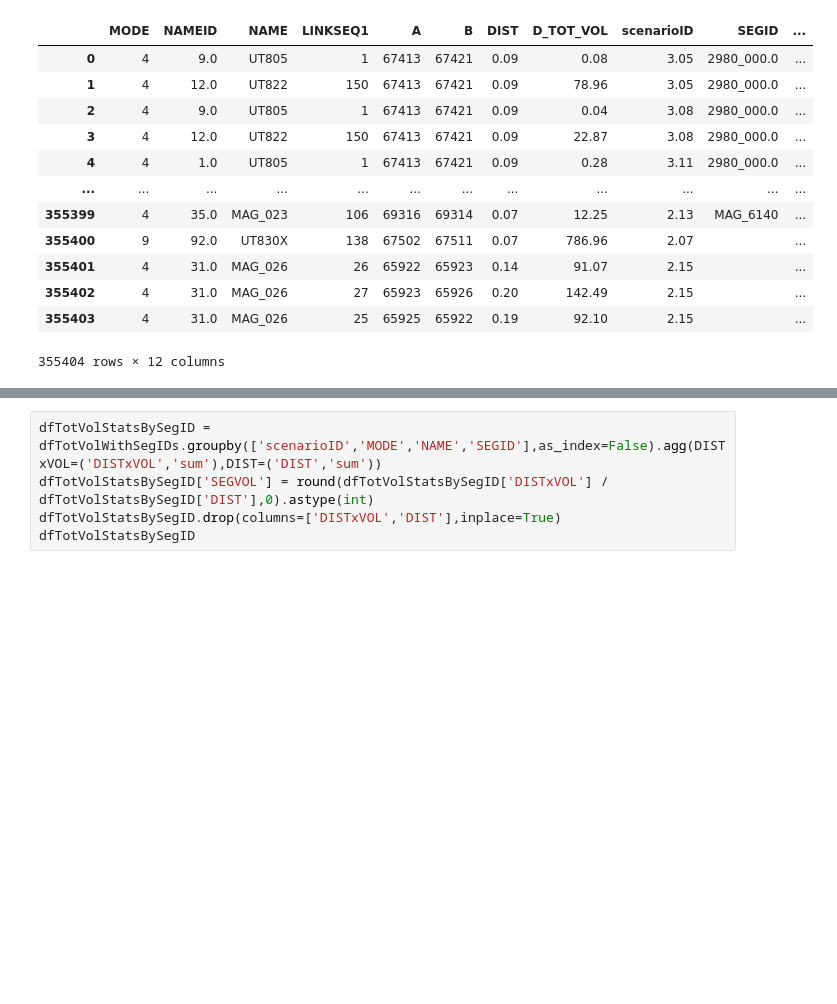
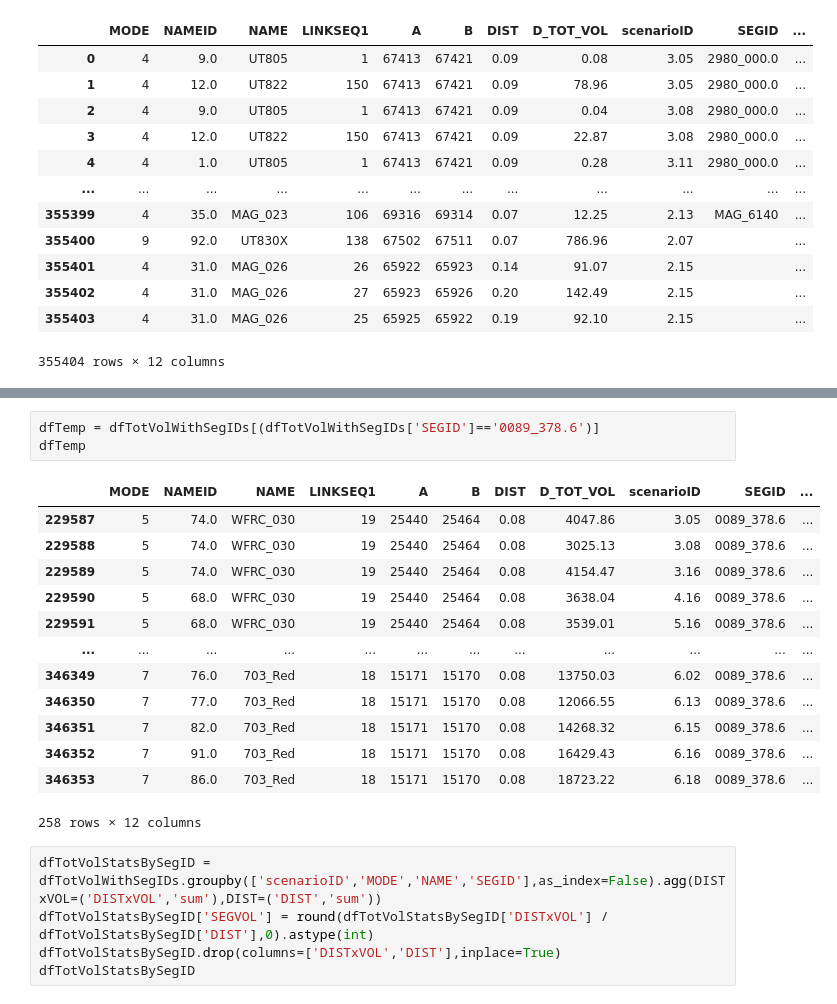
Before and after one commit to WFRCAnalytics/TDM-VAL-Scenario-Comparison-Toolbox, a Jupyter notebook: 2.1-TotalTDMTool/A-OldDataReformatAndPrepForApp.ipynb, the cells around one changed output, grey strips where cells are left out. Cells and saved outputs as stored; diff of their text form; blank space fills up the shorter version.

```diff
--- a/2.1-TotalTDMTool/A-OldDataReformatAndPrepForApp.ipynb
+++ b/2.1-TotalTDMTool/A-OldDataReformatAndPrepForApp.ipynb
@@ -218,3 +252,20 @@ dfTotVolWithSegIDs
+# %%
+dfTemp = dfTotVolWithSegIDs[(dfTotVolWithSegIDs['SEGID']=='0089_378.6')]
+dfTemp
+# %% [output]
+|  | MODE | NAMEID | NAME | LINKSEQ1 | A | B | DIST | D_TOT_VOL | scenarioID | SEGID | ... |
+| 229587 | 5 | 74.0 | WFRC_030 | 19 | 25440 | 25464 | 0.08 | 4047.86 | 3.05 | 0089_378.6 | ... |
+| 229588 | 5 | 74.0 | WFRC_030 | 19 | 25440 | 25464 | 0.08 | 3025.13 | 3.08 | 0089_378.6 | ... |
+| 229589 | 5 | 74.0 | WFRC_030 | 19 | 25440 | 25464 | 0.08 | 4154.47 | 3.16 | 0089_378.6 | ... |
+| 229590 | 5 | 68.0 | WFRC_030 | 19 | 25440 | 25464 | 0.08 | 3638.04 | 4.16 | 0089_378.6 | ... |
+| 229591 | 5 | 68.0 | WFRC_030 | 19 | 25440 | 25464 | 0.08 | 3539.01 | 5.16 | 0089_378.6 | ... |
+| ... | ... | ... | ... | ... | ... | ... | ... | ... | ... | ... | ... |
+| 346349 | 7 | 76.0 | 703_Red | 18 | 15171 | 15170 | 0.08 | 13750.03 | 6.02 | 0089_378.6 | ... |
+| 346350 | 7 | 77.0 | 703_Red | 18 | 15171 | 15170 | 0.08 | 12066.55 | 6.13 | 0089_378.6 | ... |
+| 346351 | 7 | 82.0 | 703_Red | 18 | 15171 | 15170 | 0.08 | 14268.32 | 6.15 | 0089_378.6 | ... |
+| 346352 | 7 | 91.0 | 703_Red | 18 | 15171 | 15170 | 0.08 | 16429.43 | 6.16 | 0089_378.6 | ... |
+| 346353 | 7 | 86.0 | 703_Red | 18 | 15171 | 15170 | 0.08 | 18723.22 | 6.18 | 0089_378.6 | ... |
+258 rows × 12 columns
 # %%
 dfTotVolStatsBySegID = dfTotVolWithSegIDs.groupby(['scenarioID','MODE','NAME','SEGID'],as_index=False).agg(DISTxVOL=('DISTxVOL','sum'),DIST=('DIST','sum'))
 dfTotVolStatsBySegID['SEGVOL'] = round(dfTotVolStatsBySegID['DISTxVOL'] / dfTotVolStatsBySegID['DIST'],0).astype(int)
```
Also changed, not shown: parts of 15 cells of this notebook, 5 other files.
